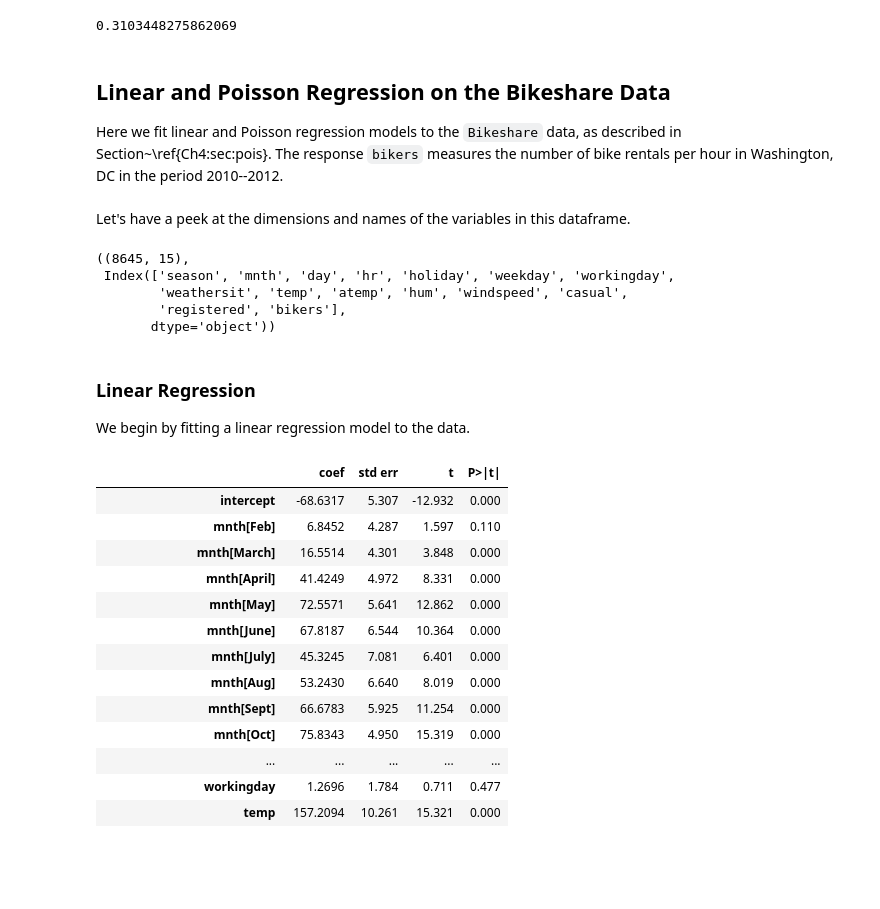
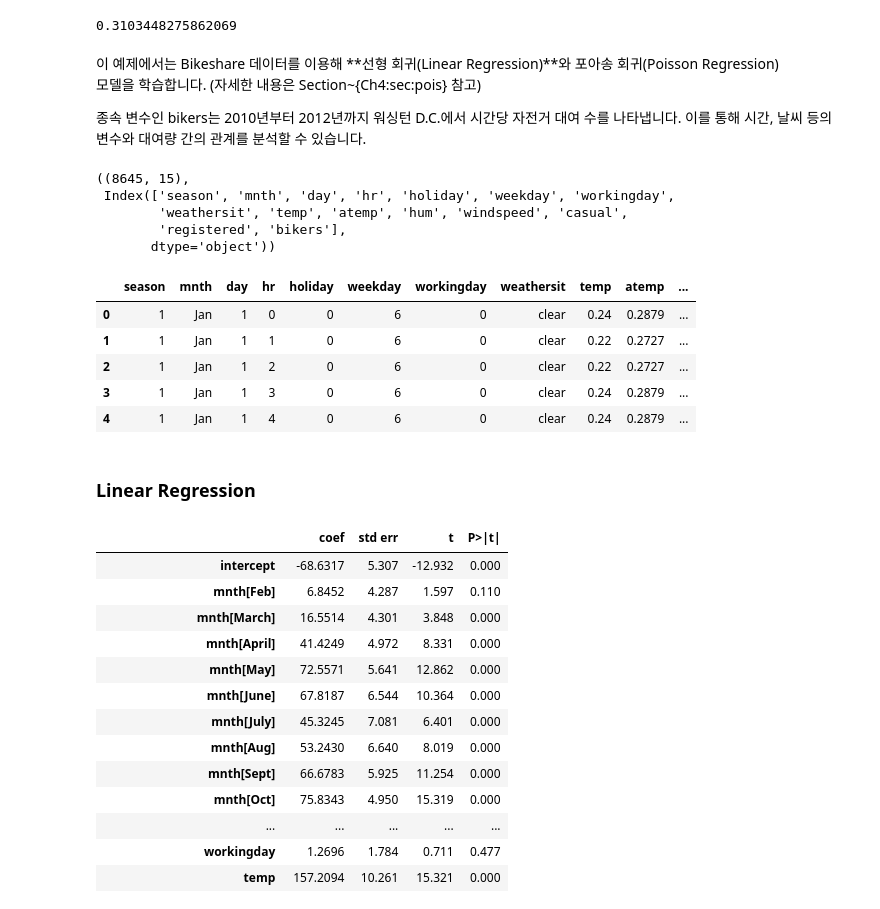
Before and after one commit to KO0HO/DataMining, a Jupyter notebook: Ch04-classification-lab.ipynb, the cells around one changed output. Drawn from its saved outputs; the diff is of its cells as text; code cells hidden in the pictures; blank space fills up the shorter version.

```diff
--- a/Ch04-classification-lab.ipynb
+++ b/Ch04-classification-lab.ipynb
@@ -1003,14 +1003,16 @@ confusion_table(logit_labels, y_test)
 # %% [output]
 0.3103448275862069
 # %% [markdown]
-## Linear and Poisson Regression on the Bikeshare Data
-Here we fit linear and  Poisson regression models to the `Bikeshare` data, as described in Section~\ref{Ch4:sec:pois}.
-The response `bikers` measures the number of bike rentals per hour
-in Washington, DC in the period 2010--2012.
+이 예제에서는 Bikeshare 데이터를 이용해
+**선형 회귀(Linear Regression)**와 포아송 회귀(Poisson Regression)
+ 모델을 학습합니다.
+(자세한 내용은 Section~{Ch4:sec:pois} 참고)
+
+종속 변수인 bikers는
+2010년부터 2012년까지 워싱턴 D.C.에서 시간당 자전거 대여 수를 나타냅니다.
+이를 통해 시간, 날씨 등의 변수와 대여량 간의 관계를 분석할 수 있습니다.
 # %%
 Bike = load_data('Bikeshare')
-# %% [markdown]
-Let's have a peek at the dimensions and names of the variables in this dataframe.
 # %%
 Bike.shape, Bike.columns
 # %% [output]
@@ -1019,8 +1021,15 @@ Bike.shape, Bike.columns
         'weathersit', 'temp', 'atemp', 'hum', 'windspeed', 'casual',
         'registered', 'bikers'],
        dtype='object'))
+# %%
+Bike.head()
+# %% [output]
+|  | season | mnth | day | hr | holiday | weekday | workingday | weathersit | temp | atemp | ... |
+| 0 | 1 | Jan | 1 | 0 | 0 | 6 | 0 | clear | 0.24 | 0.2879 | ... |
+| 1 | 1 | Jan | 1 | 1 | 0 | 6 | 0 | clear | 0.22 | 0.2727 | ... |
+| 2 | 1 | Jan | 1 | 2 | 0 | 6 | 0 | clear | 0.22 | 0.2727 | ... |
+| 3 | 1 | Jan | 1 | 3 | 0 | 6 | 0 | clear | 0.24 | 0.2879 | ... |
+| 4 | 1 | Jan | 1 | 4 | 0 | 6 | 0 | clear | 0.24 | 0.2879 | ... |
 # %% [markdown]
 ### Linear Regression
-
-We begin by fitting a linear regression model to the data.
 # %%
```
Also changed, not shown: parts of 18 cells of this notebook.
